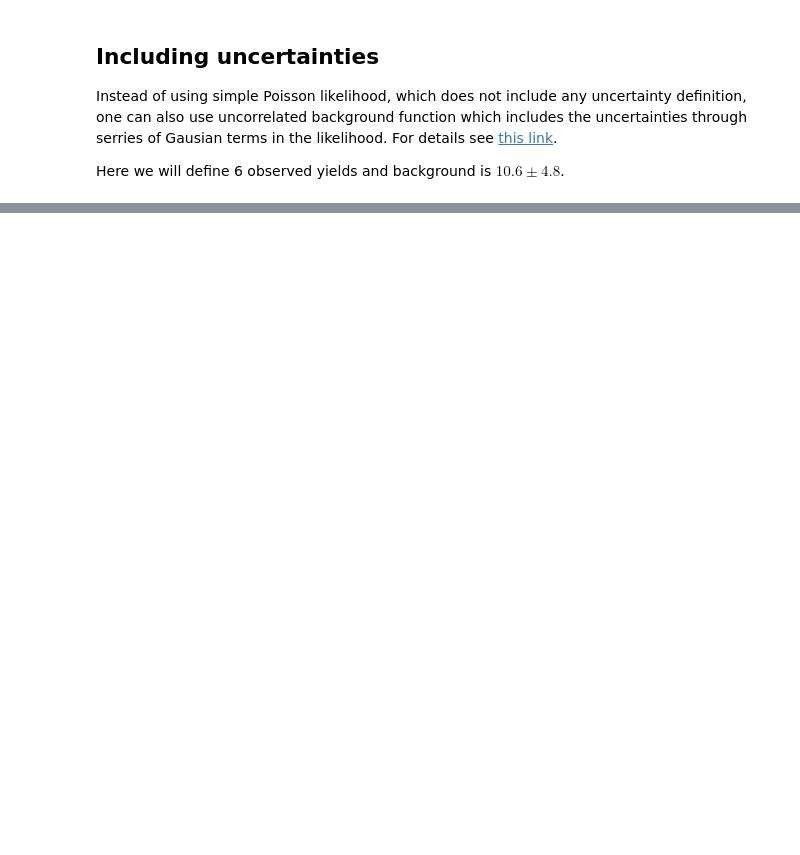
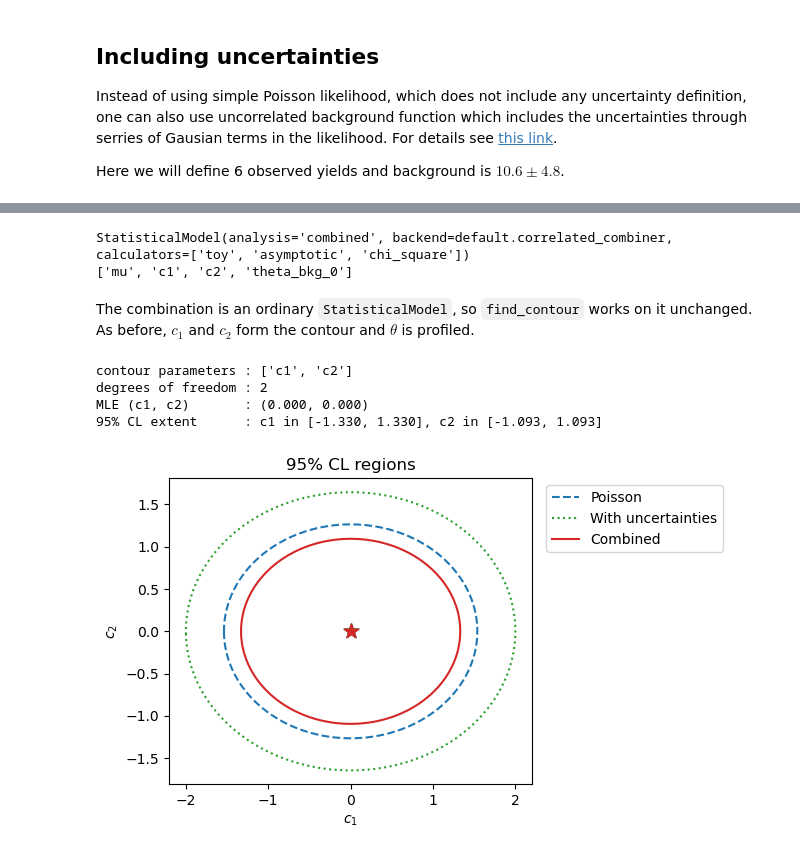
Before and after one commit to SpeysideHEP/spey, a Jupyter notebook: docs/tutorials/functional_tuto.ipynb, the cells around one changed output, grey strips where cells are left out. Drawn from its saved outputs; the diff is of its cells as text; code cells hidden in the pictures; blank space fills up the shorter version.

```diff
--- a/docs/tutorials/functional_tuto.ipynb
+++ b/docs/tutorials/functional_tuto.ipynb
@@ -46,7 +53,0 @@ Lets assume a bin with 3 observed yields, 3.6 background events and signal yield
-# %%
-data = [3]
-background = [3.6]
-
-
-def signal(c1, c2):
-    return [2.5 * c1**2 + 3.7 * c2**2]
@@ -258,0 +192,48 @@ plt.show()
+# %%
+combiner = spey.get_backend("default.correlated_combiner")
+
+combined = combiner(
+    statistical_models=[stat_model, stat_model_with_unc],
+    shared_parameters=[
+        "mu",
+        {"name": "c1", "members": {"poisson": "signal_par_0", "with uncertainty": "signal_par_0"}},
+        {"name": "c2", "members": {"poisson": "signal_par_1", "with uncertainty": "signal_par_1"}},
+    ],
+    analysis="combined",
+)
+print(combined)
+print(combined.backend.parameter_names)
+# %% [output]
+StatisticalModel(analysis='combined', backend=default.correlated_combiner, calculators=['toy', 'asymptotic', 'chi_square'])
+['mu', 'c1', 'c2', 'theta_bkg_0']
+# %% [markdown]
+The combination is an ordinary `StatisticalModel`, so `find_contour` works on it unchanged. As before, $c_1$ and $c_2$ form the contour and $\theta$ is profiled.
+# %%
+names = combined.backend.parameter_names
+result_combined = find_contour(
+    combined,
+    confidence_level=0.95,
+    poi_indices=[names.index("c1"), names.index("c2")],
+    n_hmc_chains=4,
+    n_multistart=5,
+    n_coverage_passes=1,
+    random_seed=42,
+    n_jobs=1,
+)
+summarise(result_combined)
+# %% [output]
+contour parameters : ['c1', 'c2']
+degrees of freedom : 2
+MLE (c1, c2)       : (0.000, 0.000)
+95% CL extent      : c1 in [-1.330, 1.330], c2 in [-1.093, 1.093]
+# %%
+fig, ax = plt.subplots(figsize=(6.5, 4))
+plot_contour(ax, result_poisson, "Poisson", color="tab:blue", ls="--")
+plot_contour(ax, result_with_unc, "With uncertainties", color="tab:green", ls=":")
+plot_contour(ax, result_combined, "Combined", color="tab:red")
+ax.set_title("95% CL regions")
+ax.legend(loc="upper left", bbox_to_anchor=(1.02, 1))
+plt.tight_layout()
+plt.show()
+# %% [output]
+[figure, added]
```
Also changed, not shown: parts of 29 cells of this notebook, 5 other files.
